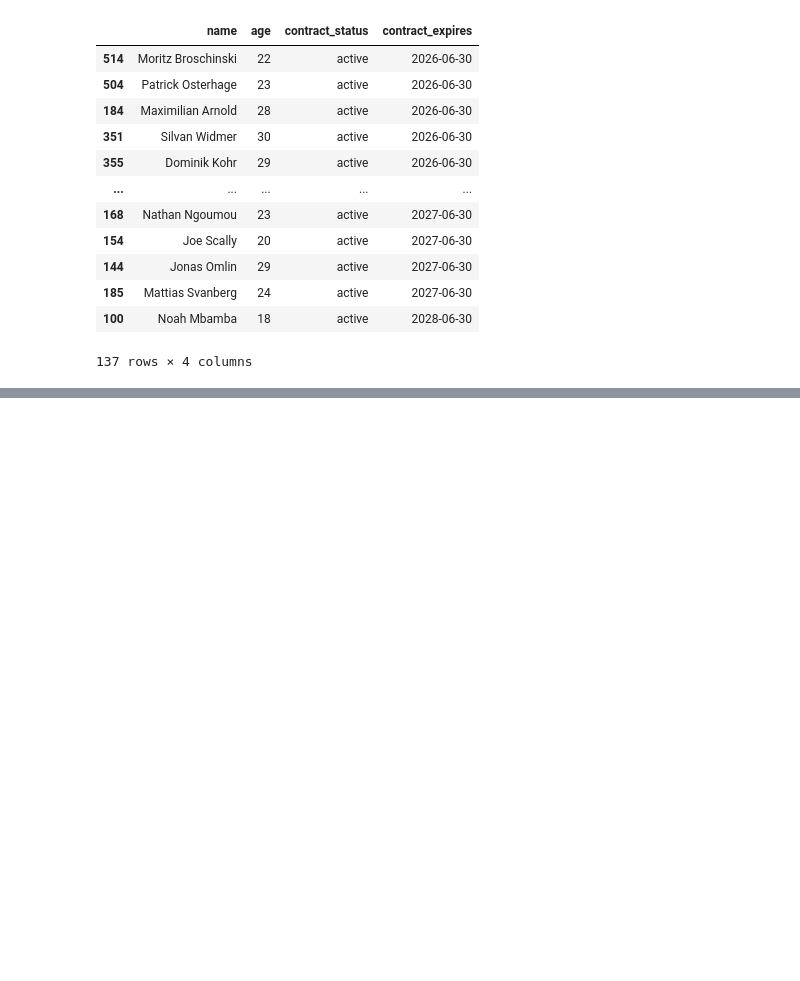
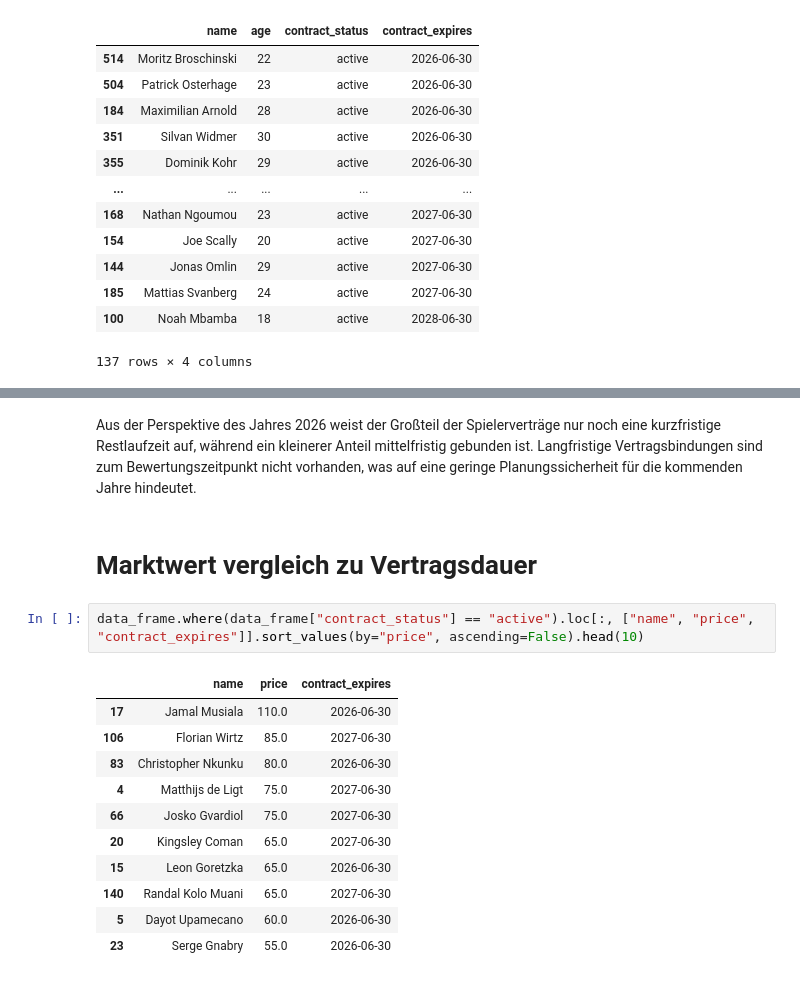
Before and after one commit to PatrikBartos/First-Pandas-Projekt, a Jupyter notebook: notebooks/main.ipynb, the cells around one changed output, grey strips where cells are left out. Saved outputs shown, nothing was run; the diff lists cells and outputs as text; blank space fills up the shorter version.

```diff
--- a/notebooks/main.ipynb
+++ b/notebooks/main.ipynb
@@ -609,0 +642,19 @@ soon_expired.sort_values(by="contract_expires", ascending=True)
+# %% [markdown]
+
+Aus der Perspektive des Jahres 2026 weist der Großteil der Spielerverträge nur noch eine kurzfristige Restlaufzeit auf, während ein kleinerer Anteil mittelfristig gebunden ist. Langfristige Vertragsbindungen sind zum Bewertungszeitpunkt nicht vorhanden, was auf eine geringe Planungssicherheit für die kommenden Jahre hindeutet.
+# %% [markdown]
+# Marktwert vergleich zu Vertragsdauer
+# %%
+data_frame.where(data_frame["contract_status"] == "active").loc[:, ["name", "price", "contract_expires"]].sort_values(by="price", ascending=False).head(10)
+# %% [output]
+|  | name | price | contract_expires |
+| 17 | Jamal Musiala | 110.0 | 2026-06-30 |
+| 106 | Florian Wirtz | 85.0 | 2027-06-30 |
+| 83 | Christopher Nkunku | 80.0 | 2026-06-30 |
+| 4 | Matthijs de Ligt | 75.0 | 2027-06-30 |
+| 66 | Josko Gvardiol | 75.0 | 2027-06-30 |
+| 20 | Kingsley Coman | 65.0 | 2027-06-30 |
+| 15 | Leon Goretzka | 65.0 | 2026-06-30 |
+| 140 | Randal Kolo Muani | 65.0 | 2027-06-30 |
+| 5 | Dayot Upamecano | 60.0 | 2026-06-30 |
+| 23 | Serge Gnabry | 55.0 | 2026-06-30 |
```
Also changed, not shown: parts of 6 cells of this notebook.
